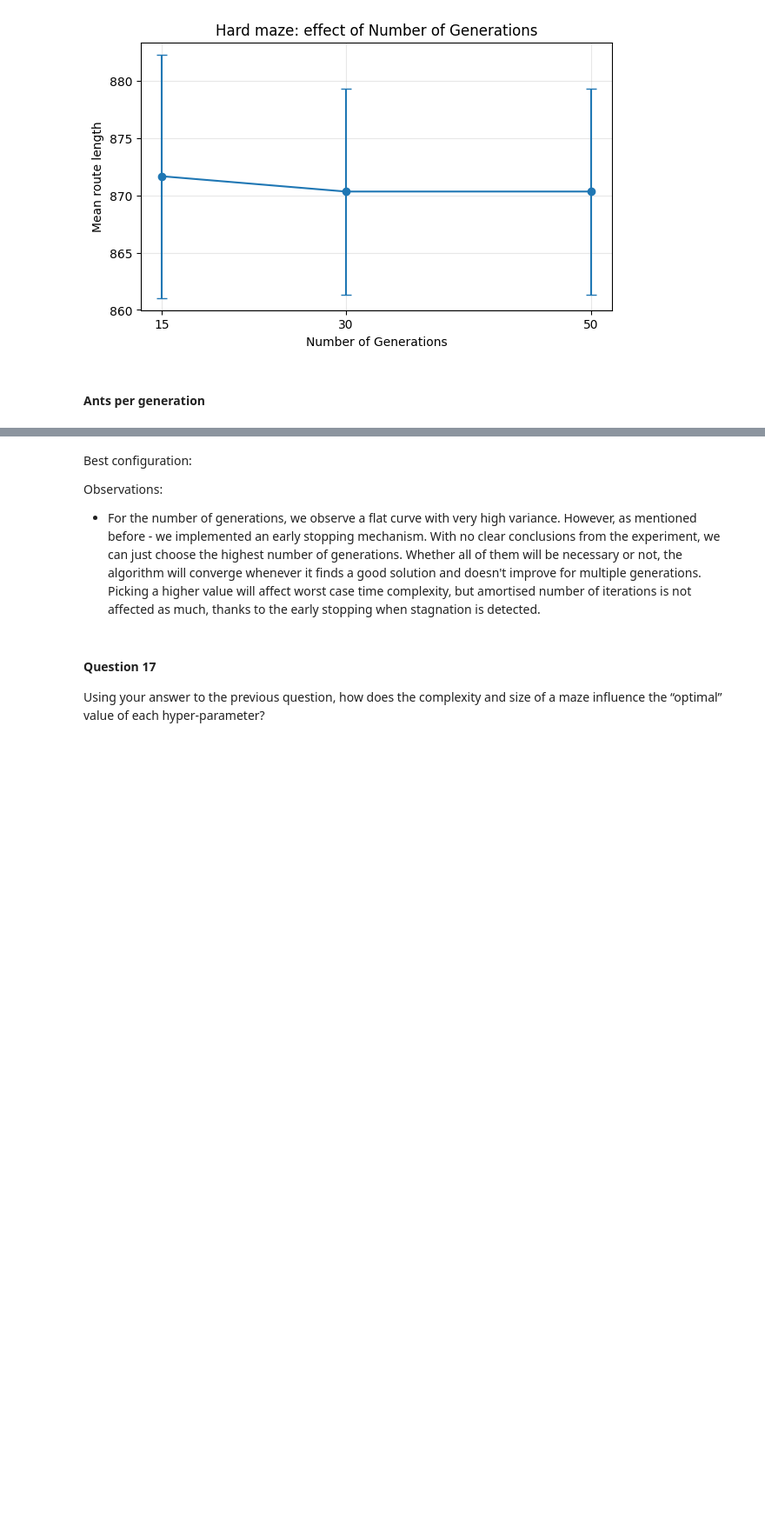
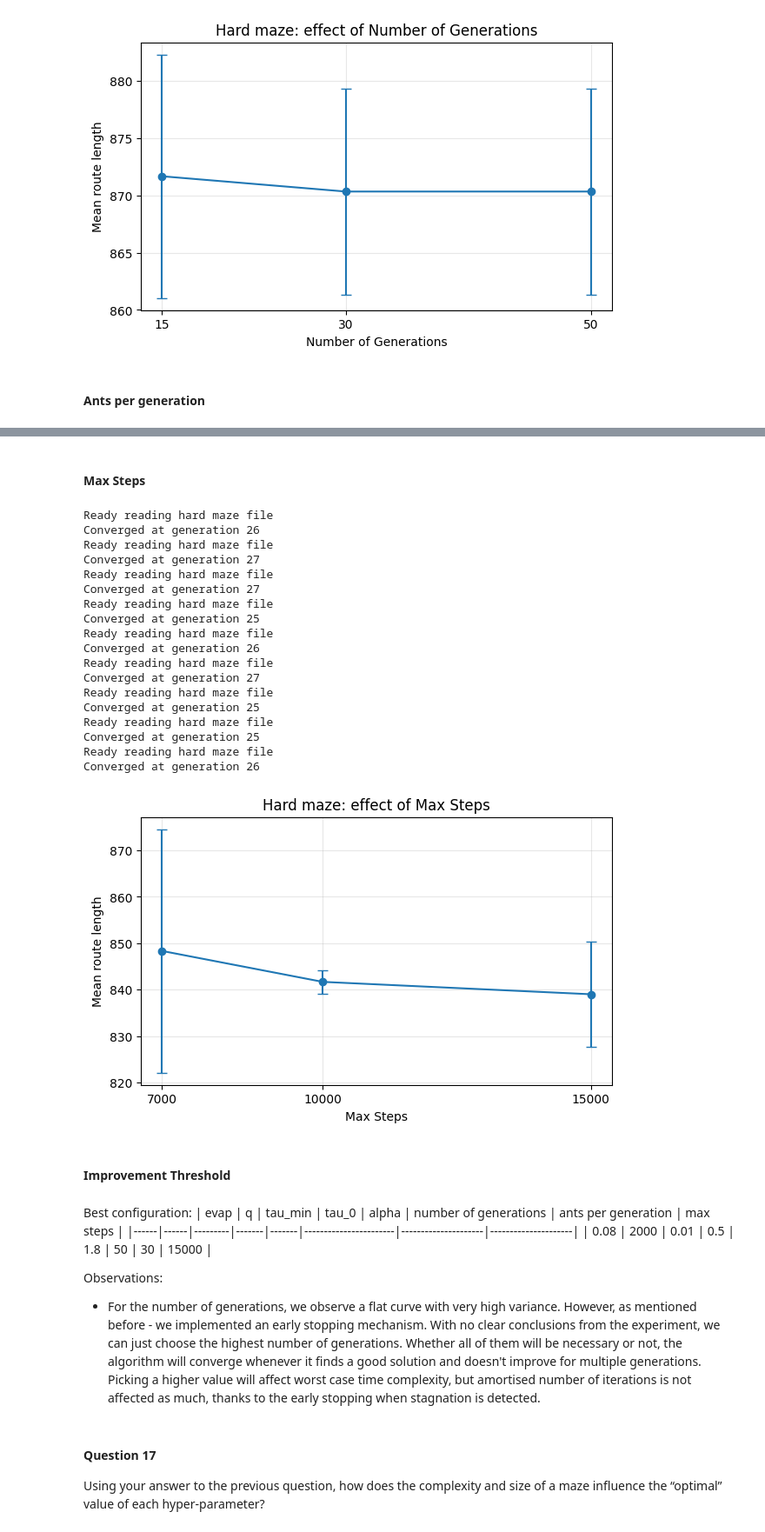
Before and after one commit to alexxhuguett/CI_Assignment2_60, a Jupyter notebook: src/Main.ipynb, the cells around one changed output, grey strips where cells are left out. Shown at 87% size. Cells and saved outputs as stored; diff of their text form; code cells hidden in the pictures; blank space fills up the shorter version.

```diff
--- a/src/Main.ipynb
+++ b/src/Main.ipynb
@@ -2032,3 +2086,41 @@ Converged at generation 32
 # %%
 best_params_hard["ants_per_gen"] = 30
 base_hard["ants_per_gen"] = 30
+# %% [markdown]
+#### Max Steps
+# %%
+max_steps_values = [7000, 10000, 15000]
+rows = sweep_one_param("max_steps_hard", max_steps_values)
+
+x = [r[0] for r in rows]
+y = [r[1] for r in rows]
+yerr = [r[2] for r in rows]
+
+plt.figure(figsize=(7, 4))
+plt.errorbar(x, y, yerr=yerr, marker="o", capsize=4)
+plt.xlabel("Max Steps")
+plt.ylabel("Mean route length")
+plt.title("Hard maze: effect of Max Steps")
+plt.xticks(max_steps_values)
+plt.grid(alpha=0.3)
+plt.show()
+# %% [output]
+Ready reading hard maze file
+Converged at generation 26
+Ready reading hard maze file
+Converged at generation 27
+Ready reading hard maze file
+Converged at generation 27
+Ready reading hard maze file
+Converged at generation 25
+Ready reading hard maze file
+Converged at generation 26
+Ready reading hard maze file
+Converged at generation 27
+Ready reading hard maze file
+Converged at generation 25
+Ready reading hard maze file
+Converged at generation 25
+Ready reading hard maze file
+Converged at generation 26
+[figure, added]
@@ -2035,5 +2130,10 @@ base_hard["ants_per_gen"] = 30
+# %% [markdown]
+####  Improvement Threshold
 # %% [markdown]
 Best configuration:
+| evap | q    | tau_min | tau_0 | alpha | number of generations | ants per generation | max steps |
+|------|------|---------|-------|-------|-----------------------|---------------------|---------------------|
+| 0.08  | 2000  | 0.01    | 0.5   | 1.8   | 50                    | 30                  | 15000 |
 
 
 Observations:
```
Also changed, not shown: parts of 33 cells of this notebook, 3 other files.
